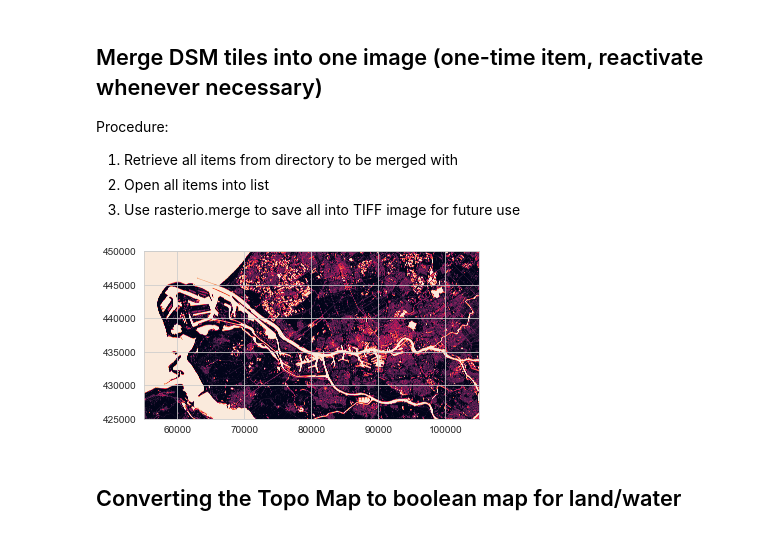
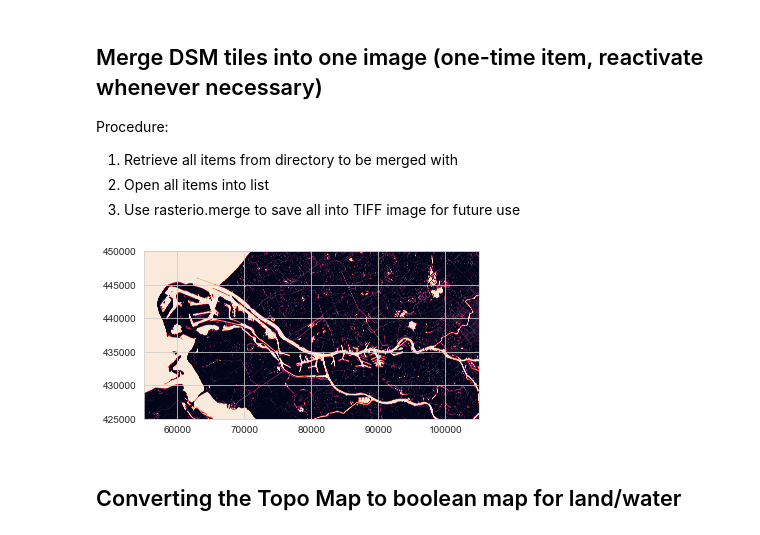
Before and after one commit to FishOuttaWotah/epa-rdam-housing-under-floods, a Jupyter notebook: data_exploration/map_dtm_merge.ipynb, the cells around one changed output. Cells and saved outputs as stored; diff of their text form; code cells hidden in the pictures.

Commit message:
updated data handling methods

```diff
--- a/data_exploration/map_dtm_merge.ipynb
+++ b/data_exploration/map_dtm_merge.ipynb
@@ -13,29 +13,30 @@ Procedure:
 2. Open all items into list
 3. Use rasterio.merge to save all into TIFF image for future use
 # %%
-# merge dtm tiles into one unified  (create function later)
-path = '../data/DTM/'
-dtm_files = [f for f in os.listdir(path) if '.tif' in f.lower()]
+# merge dsm tiles into one unified  (create function later)
+
+path = '../data/DSM/'
+dsm_files = [f for f in os.listdir(path) if '.tif' in f.lower()]
 # load into list for now
-dtm_list = [rasterio.open(f'{path}{name}') for name in dtm_files]
+dsm_list = [rasterio.open(f'{path}{name}') for name in dsm_files]
 
-mosaic, mosaic_trans = rasterio.merge.merge(dtm_list)
-f32_inf = 340282346638528859811704183484516925440.00000 # not necessary?
+mosaic, mosaic_trans = rasterio.merge.merge(dsm_list)
+# f32_inf = 340282346638528859811704183484516925440.00000 # not necessary?
 # mosaic[mosaic == f32_inf] = np.nan # ALERT: not necessary!
 
 fig, ax = plt.subplots()
 show(mosaic, transform=mosaic_trans,ax=ax)
 # plt.savefig('data/test_map.jpg',dpi=1000)
-# Save merged map as TIF image (for further reuse), one-time
-# with rasterio.open('../data/rdam_topo_map.tif',mode='w',count=1,
-#                    width=mosaic.squeeze().shape[1],
-#                    height=mosaic.squeeze().shape[0],
-#                    crs=dtm_list[0].crs,
-#                    transform=mosaic_trans,
-#                    dtype=dtm_list[0].dtypes[0]) as dest:
-#     dest.write(mosaic)
+# Save merged map as TIF image (for further reuse), one-time, uncomment when needed
+with rasterio.open('../data/rdam_topo_map.tif',mode='w',count=1,
+                   width=mosaic.squeeze().shape[1],
+                   height=mosaic.squeeze().shape[0],
+                   crs=dsm_list[0].crs,
+                   transform=mosaic_trans,
+                   dtype=dsm_list[0].dtypes[0]) as dest:
+    dest.write(mosaic)
 # %% [output]
-[figure, old version]
+[figure, new version]
 # %% [markdown]
 ## Converting the Topo Map to boolean map for land/water
 # %%
```
Also changed, not shown: parts of 3 cells of this notebook, 3 other files.
